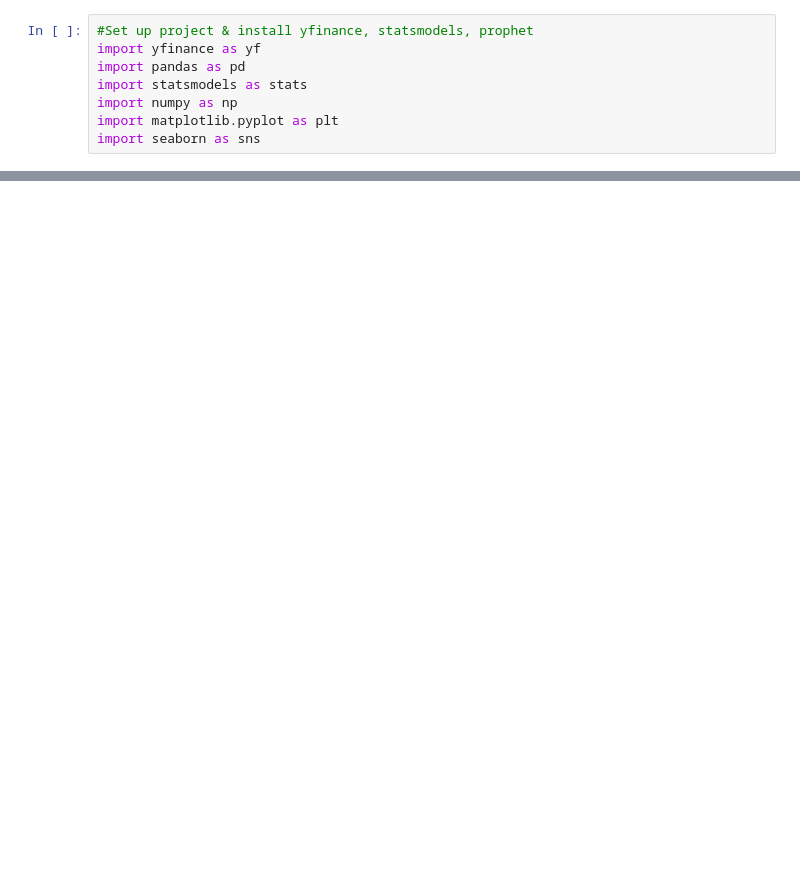
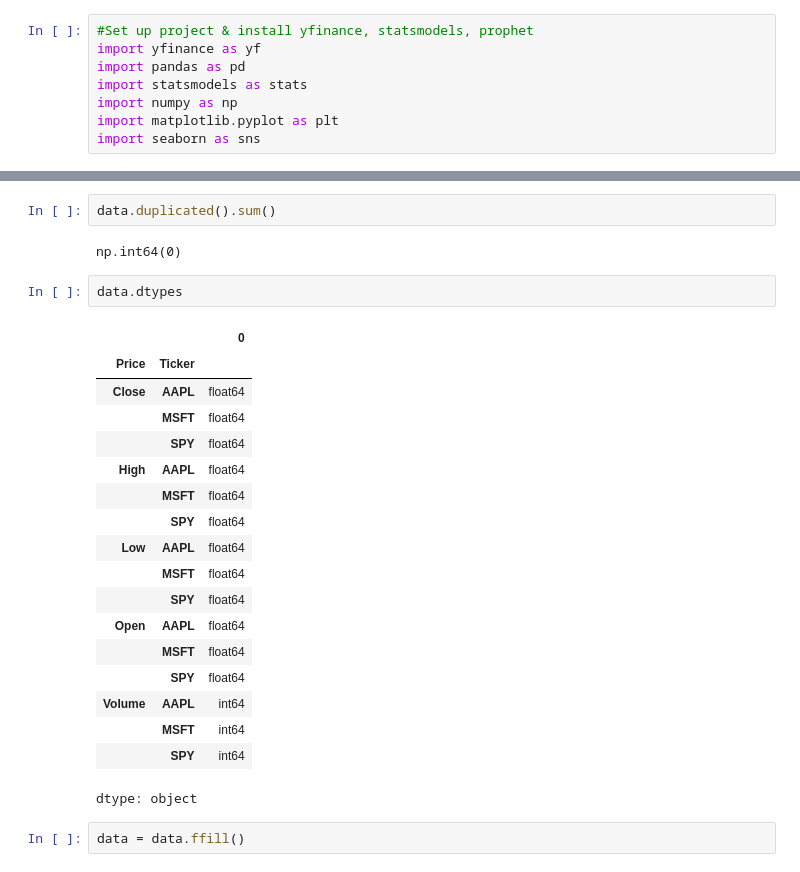
Before and after one commit to edusatyaki/SummerDrive, a Jupyter notebook: Cohort-3/Stock Market/Data Cleaning/Cleaned_Data_Stock_Marketing.ipynb, the cells around one changed output, grey strips where cells are left out. Saved outputs shown, nothing was run; the diff lists cells and outputs as text; blank space fills up the shorter version.

```diff
--- a/Cohort-3/Stock Market/Data Cleaning/Cleaned_Data_Stock_Marketing.ipynb
+++ b/Cohort-3/Stock Market/Data Cleaning/Cleaned_Data_Stock_Marketing.ipynb
@@ -88,0 +110,27 @@ data[price_cols].ffill()
+# %%
+data.duplicated().sum()
+# %% [output]
+np.int64(0)
+# %%
+data.dtypes
+# %% [output]
+|  |  | 0 |
+| Price | Ticker |  |
+| Close | AAPL | float64 |
+|  | MSFT | float64 |
+|  | SPY | float64 |
+| High | AAPL | float64 |
+|  | MSFT | float64 |
+|  | SPY | float64 |
+| Low | AAPL | float64 |
+|  | MSFT | float64 |
+|  | SPY | float64 |
+| Open | AAPL | float64 |
+|  | MSFT | float64 |
+|  | SPY | float64 |
+| Volume | AAPL | int64 |
+|  | MSFT | int64 |
+|  | SPY | int64 |
+dtype: object
+# %%
+data = data.ffill()
```
Also changed, not shown: parts of 23 cells of this notebook, 2 other files.
